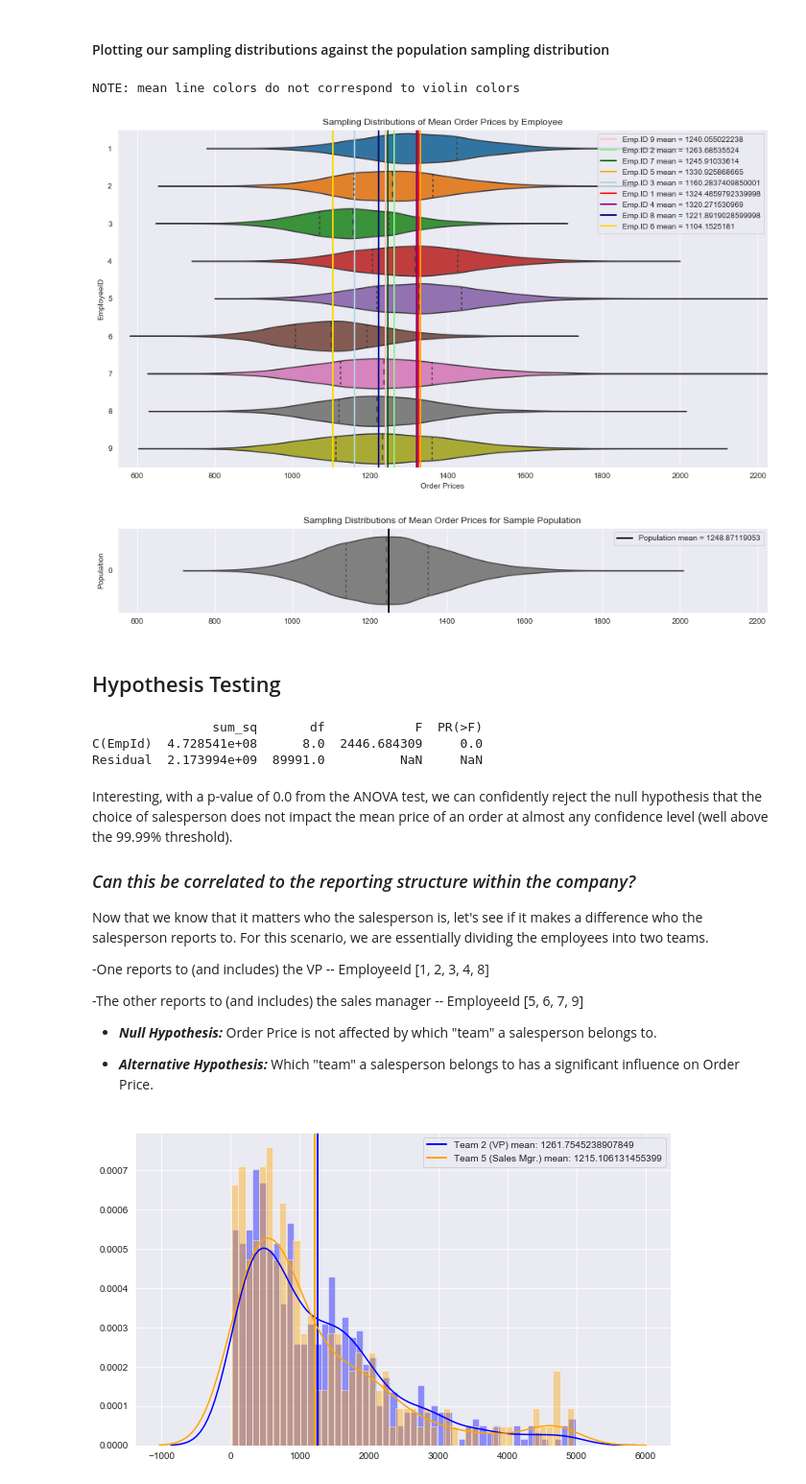
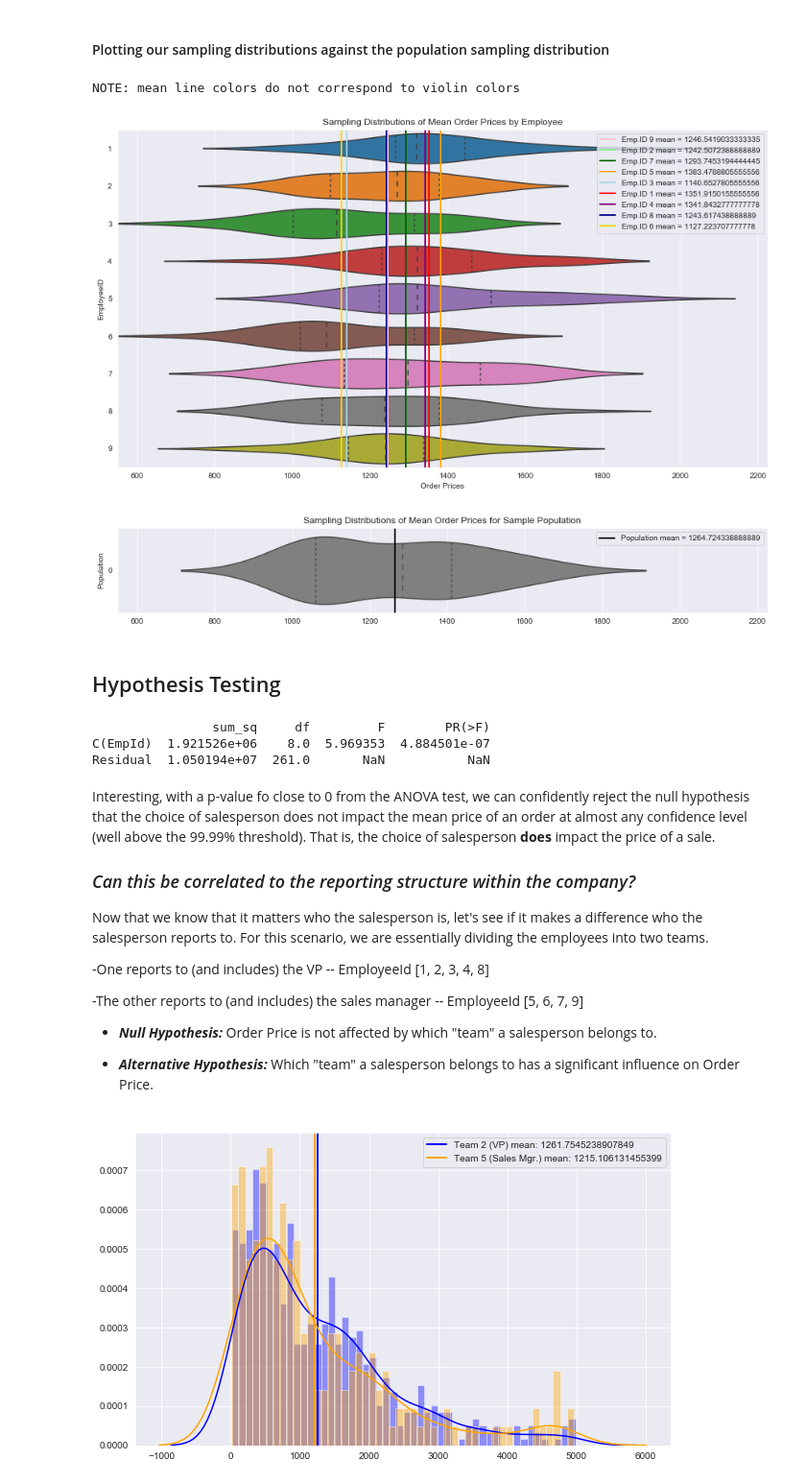
Before and after one commit to magnawhale/dsc-mod-3-project-online-ds-ft-051319, a Jupyter notebook: question_02.ipynb, the cells around one changed output. Shown at 96% size. Drawn from its saved outputs; the diff is of its cells as text; code cells hidden in the pictures.

```diff
--- a/question_02.ipynb
+++ b/question_02.ipynb
@@ -157,7 +157,7 @@ This cluttered mess is nearly impossible to read any detail, but it does illustr
 
 To continue, we will need to define a few functions first.
 # %%
-def create_sample_distribution(data, dist_size=1000, n=30):
+def create_sample_distribution(data, dist_size=30, n=30):
     """
     Inputs:
     - data : original dataset
@@ -168,6 +168,7 @@ def create_sample_distribution(data, dist_size=1000, n=30):
     - sample distribution of sample means
     """
     sample_distr = []
+    np.random.seed(37)   #so tests are reproducible
     for i in range(0,dist_size):
         sample = []
         i_list = list(np.random.randint(0,len(data),n))
@@ -266,44 +267,44 @@ prices = []
 plt.figure(figsize=(15,8))
 plt.xlim(550,2225)
 for employee in list(employee_agg_sales_df.EmployeeId.values):
-    for i in range(0,10000):
+    for i in range(0,30):
         emp.append(employee)
     a1 = list(employee_sales_df.OrderPrice[(employee_sales_df.OrderPrice < 5000) &
                                            (employee_sales_df.EmployeeId == employee)].values)
-    a2 = create_sample_distribution(a1, 10000, 50)
+    a2 = create_sample_distribution(a1, 30, 30)
     ordp.append(a2)
     prices += a2
     mu = np.mean(a2)
     plt.axvline(mu, linewidth=2, color=colors[employee], label=f'Emp.ID {employee} mean = {mu}')
 
 # Plotting by employee
 distrs = pd.DataFrame()
 distrs['EmployeeID'] = emp
 distrs['Order Prices'] = prices
 plt.title('Sampling Distributions of Mean Order Prices by Employee')
 sns.violinplot(x='Order Prices', y='EmployeeID', data=distrs,
                orient='h', inner='quartile', scale='width')
 plt.legend();
 
 # Plotting Population
 for i in ordp:
     for e in i:
         ord_pr.append(e)
 c1 = list(employee_sales_df.OrderPrice[employee_sales_df.OrderPrice < 5000].values)
-c2 = create_sample_distribution(c1, 10000, 50)
+c2 = create_sample_distribution(c1, 30, 30)
 
 plt.figure(figsize=(15,2))
 plt.xlim(550, 2225)
 plt.title('Sampling Distributions of Mean Order Prices for Sample Population')
 mu = np.mean(c2)
 plt.axvline(mu, linewidth=2, color='k', label=f'Population mean = {mu}')
 sns.violinplot(data=c2, color='grey', inner='quartile', orient='h')
 plt.ylabel('Population')
 plt.legend();
 # %% [output]
 NOTE: mean line colors do not correspond to violin colors
-[figure, old version]
+[figure, new version]
-[figure, old version]
+[figure, new version]
 # %% [markdown]
 ## Hypothesis Testing
 # %%
@@ -319,11 +320,11 @@ lm = ols(formula, samp_distributions_df).fit()
 table = sm.stats.anova_lm(lm, typ=2)
 print(table)
 # %% [output]
-                sum_sq       df            F  PR(>F)
-C(EmpId)  4.728541e+08      8.0  2446.684309     0.0
-Residual  2.173994e+09  89991.0          NaN     NaN
+                sum_sq     df         F        PR(>F)
+C(EmpId)  1.921526e+06    8.0  5.969353  4.884501e-07
+Residual  1.050194e+07  261.0       NaN           NaN
 # %% [markdown]
-Interesting, with a p-value of 0.0 from the ANOVA test, we can confidently reject the null hypothesis that the choice of salesperson does not impact the mean price of an order at almost any confidence level (well above the 99.99% threshold).
+Interesting, with a p-value fo close to 0 from the ANOVA test, we can confidently reject the null hypothesis that the choice of salesperson does not impact the mean price of an order at almost any confidence level (well above the 99.99% threshold). That is, the choice of salesperson **does** impact the price of a sale.
 
 ### *Can this be correlated to the reporting structure within the company?*
 
```
Also changed, not shown: parts of 10 cells of this notebook, 4 other files.
